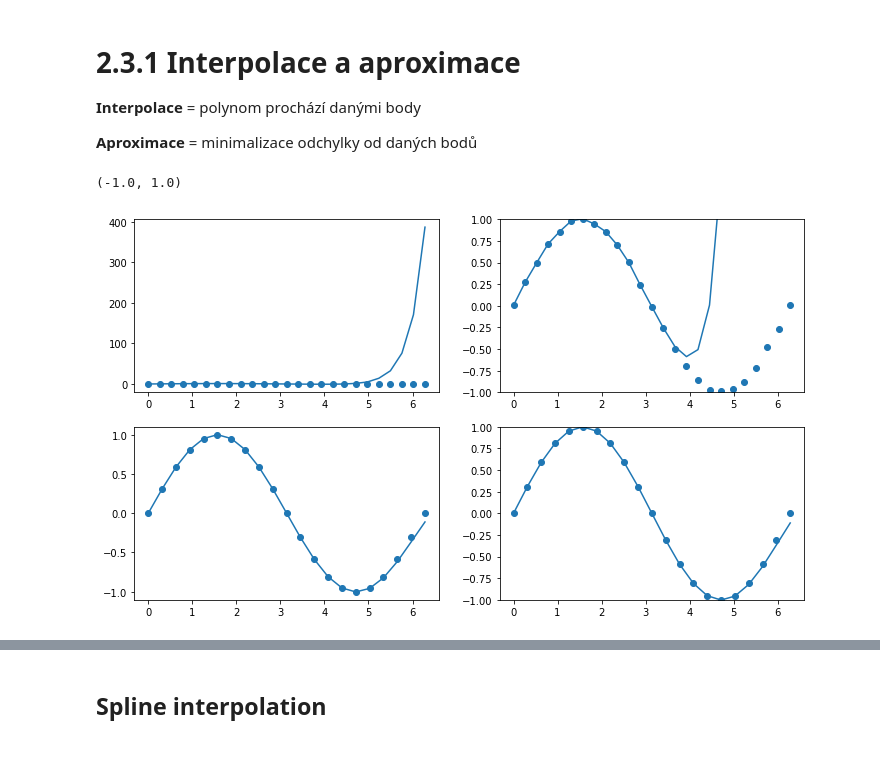
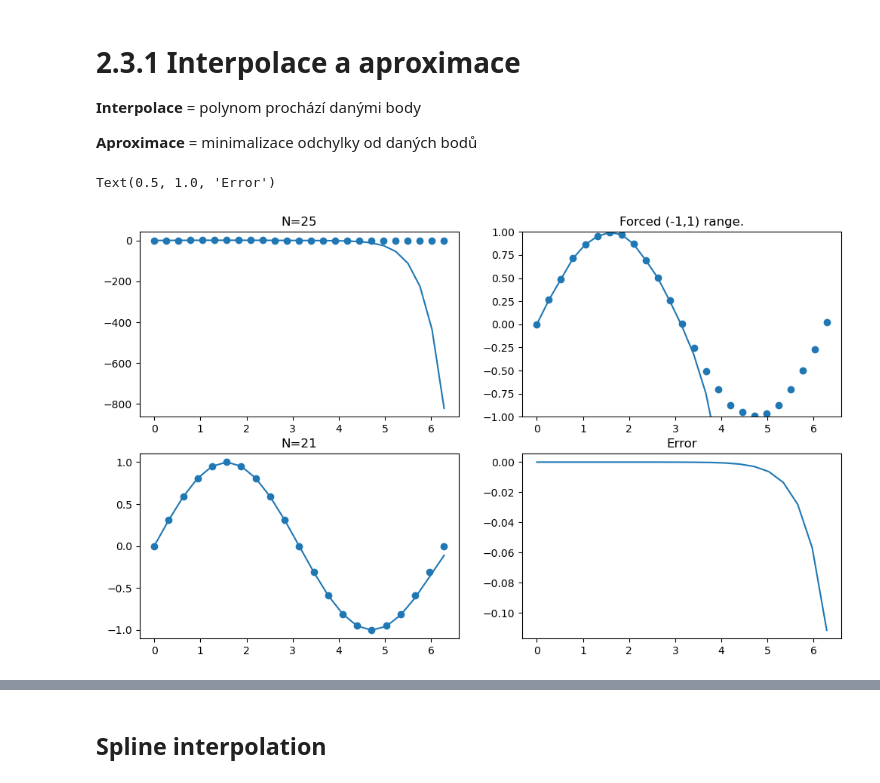
Before and after one commit to jbrezmorf/PAV_course, a Jupyter notebook: Section_2.3_SciPy.ipynb, the cells around one changed output, grey strips where cells are left out. Saved outputs shown, nothing was run; the diff lists cells and outputs as text; code cells hidden in the pictures; blank space fills up the shorter version.

```diff
--- a/Section_2.3_SciPy.ipynb
+++ b/Section_2.3_SciPy.ipynb
@@ -75,45 +75,50 @@ import matplotlib.pyplot as plt
 # %%
 from scipy.interpolate import lagrange
 
+np.random.seed(4)
 N = 25
 # number of points
 X = np.linspace(0, 2*np.pi, N)
 # Lagrange interpolation points - regular grid.
 Y = np.sin(X) + 0.01 * np.random.randn(len(X))
 
 # (Lagrange) interpolation
 fn_lagrange_interpol = lagrange(X, Y)
-# (Lagrange) aproximation
+
 
 fig, ax = plt.subplots(2, 2, figsize=(12, 7))
 ax00 = ax[0,0]
 ax00.scatter(X, Y)
 ax00.plot(X, fn_lagrange_interpol(X))
+ax00.set_title("N=25")
 
 ax01 = ax[0,1]
 ax01.scatter(X, Y)
 ax01.plot(X, fn_lagrange_interpol(X))
 ax01.set_ylim(-1, 1)
+ax01.set_title("Forced (-1,1) range.")
 
 N = 21
 # number of points
 X = np.linspace(0, 2*np.pi, N)
 # Lagrange interpolation points - regular grid.
 Y = np.sin(X)
 fn_lagrange_interpol = lagrange(X, Y)
 
 
 ax10 = ax[1,0]
 ax10.scatter(X, Y)
 ax10.plot(X, fn_lagrange_interpol(X))
+ax10.set_title("N=21")
 
 ax11 = ax[1,1]
-ax11.scatter(X, Y)
-ax11.plot(X, fn_lagrange_interpol(X))
-ax11.set_ylim(-1, 1)
+#ax11.scatter(X, Y)
+ax11.plot(X, fn_lagrange_interpol(X) - Y)
+#ax11.set_ylim(-1, 1)
+ax11.set_title("Error")
 # %% [output]
-(-1.0, 1.0)
+Text(0.5, 1.0, 'Error')
-[figure, old version]
+[figure, new version]
 # %%
 ### Čebyševovy polynomy - interpolace
 # %%
```
Also changed, not shown: parts of 5 cells of this notebook.
